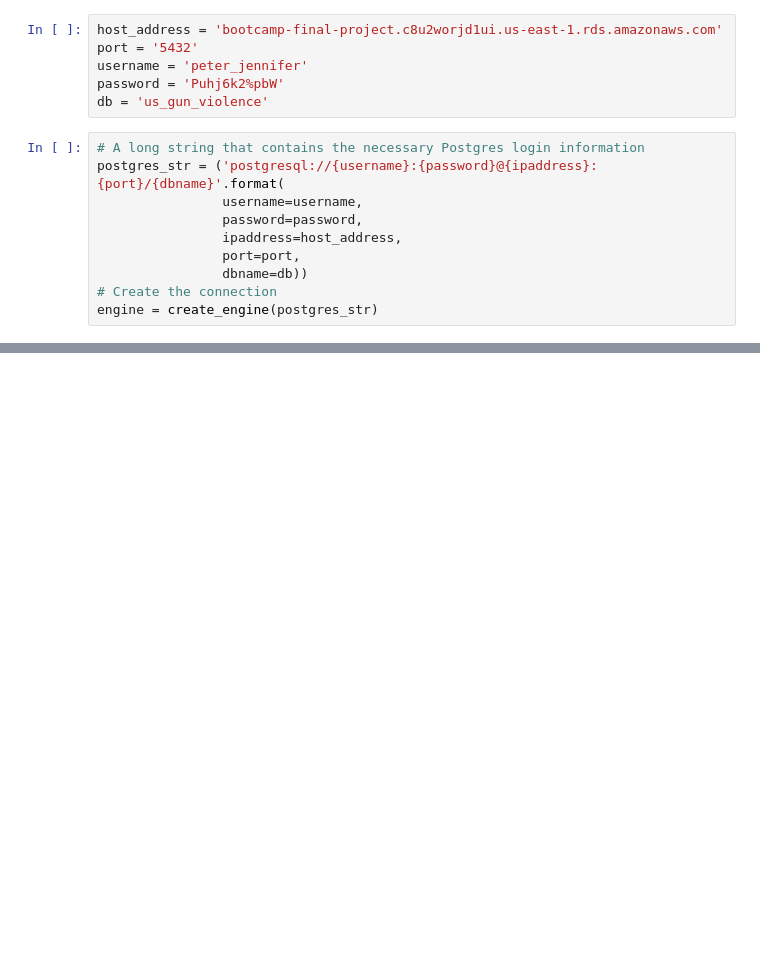
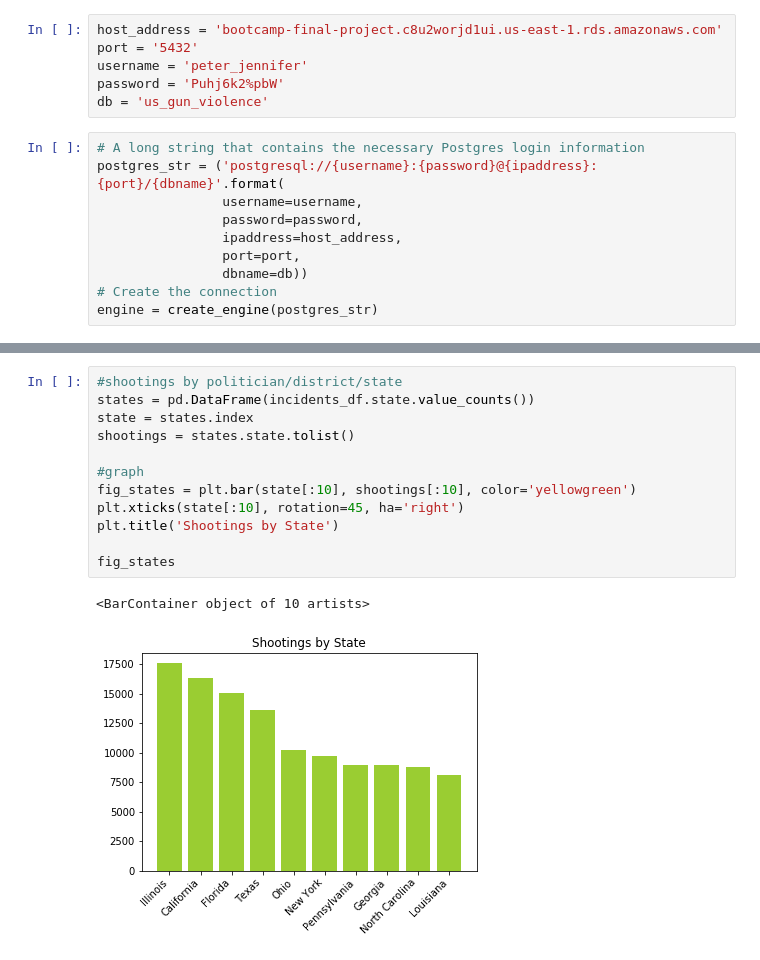
Before and after one commit to jennitian/gun-violence, a Jupyter notebook: Analysis 1.ipynb, the cells around one changed output, grey strips where cells are left out. Cells and saved outputs as stored; diff of their text form; blank space fills up the shorter version.

```diff
--- a/Analysis 1.ipynb
+++ b/Analysis 1.ipynb
@@ -55,0 +87,15 @@ districts = suspects_df.shooting_district.value_counts()
+# %%
+#shootings by politician/district/state
+states = pd.DataFrame(incidents_df.state.value_counts())
+state = states.index
+shootings = states.state.tolist()
+
+#graph
+fig_states = plt.bar(state[:10], shootings[:10], color='yellowgreen')
+plt.xticks(state[:10], rotation=45, ha='right')
+plt.title('Shootings by State')
+
+fig_states
+# %% [output]
+<BarContainer object of 10 artists>
+[figure, added]
```
Also changed, not shown: parts of 16 cells of this notebook, 1 other file.
